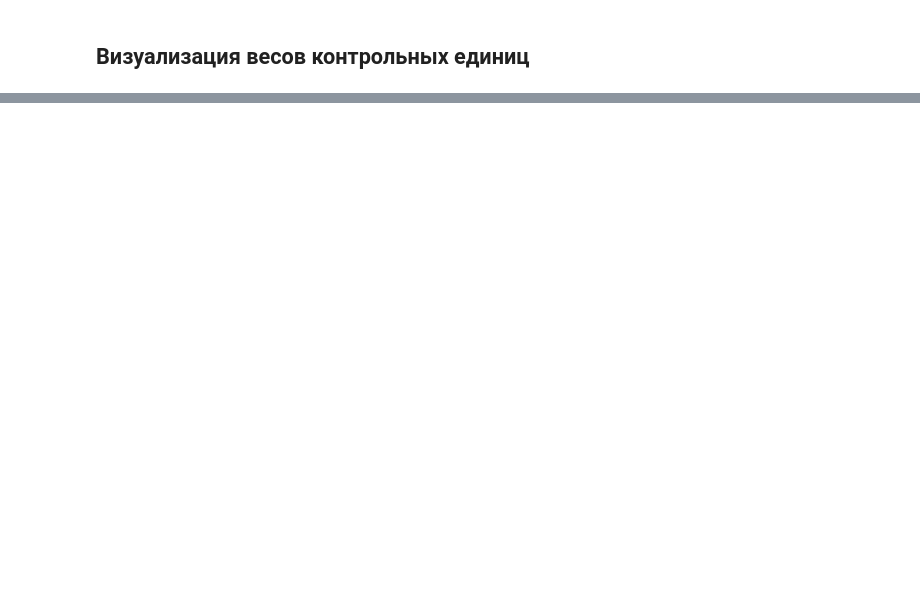
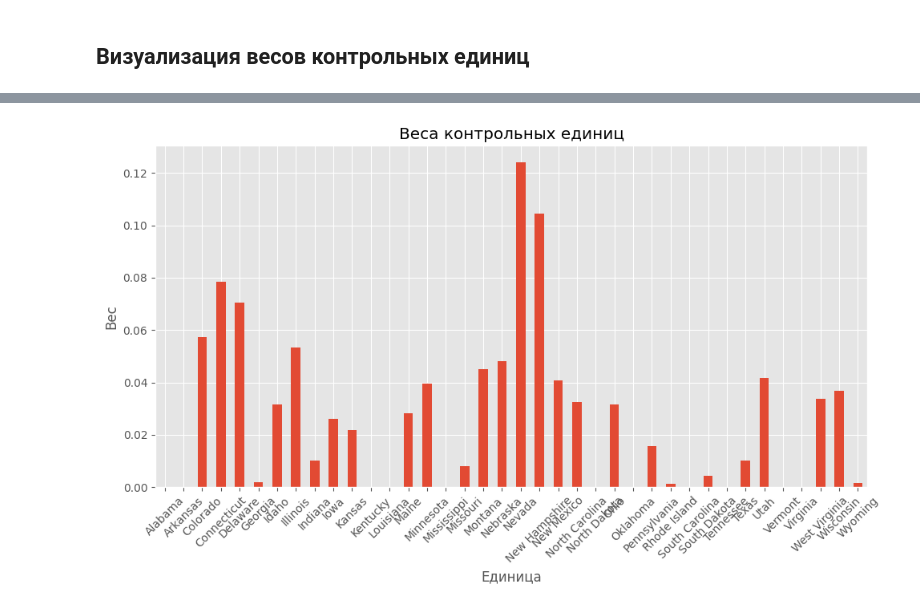
Before and after one commit to 123yaroslav/SynthCtrl, a Jupyter notebook: examples/SyntheticControlBasicUsage.ipynb, the cells around one changed output, grey strips where cells are left out. Saved outputs shown, nothing was run; the diff lists cells and outputs as text; code cells hidden in the pictures; blank space fills up the shorter version.

```diff
--- a/examples/SyntheticControlBasicUsage.ipynb
+++ b/examples/SyntheticControlBasicUsage.ipynb
@@ -157,0 +194,15 @@ plt.show()
+# %%
+# Визуализация весов единиц
+unit_weights = sdid_model.unit_weights_
+
+plt.figure(figsize=(10, 6))
+unit_weights.plot(kind='bar')
+plt.title('Веса контрольных единиц')
+plt.xlabel('Единица')
+plt.ylabel('Вес')
+plt.grid(True)
+plt.xticks(rotation=45)
+plt.tight_layout()
+plt.show()
+# %% [output]
+[figure, added]
```
Also changed, not shown: parts of 6 cells of this notebook, 8 other files.
